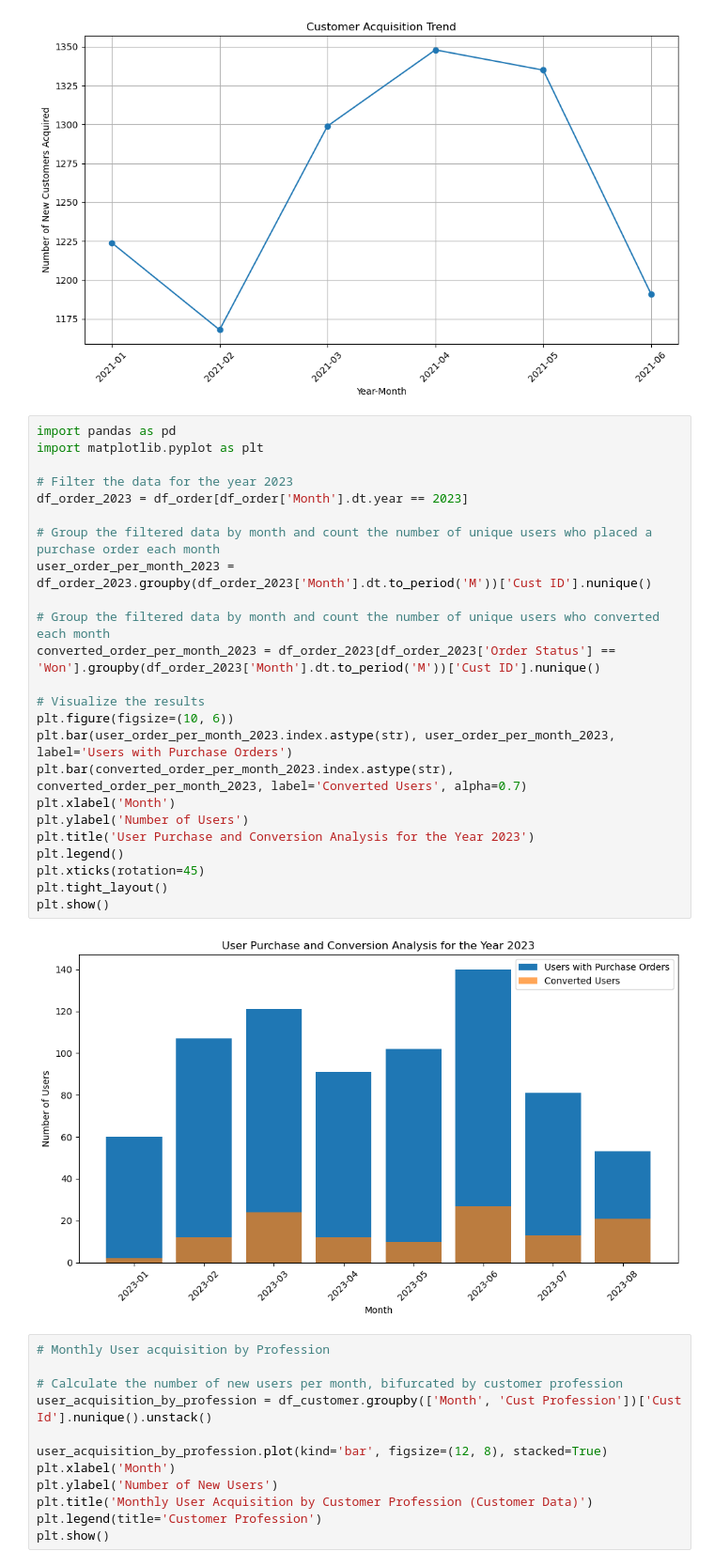
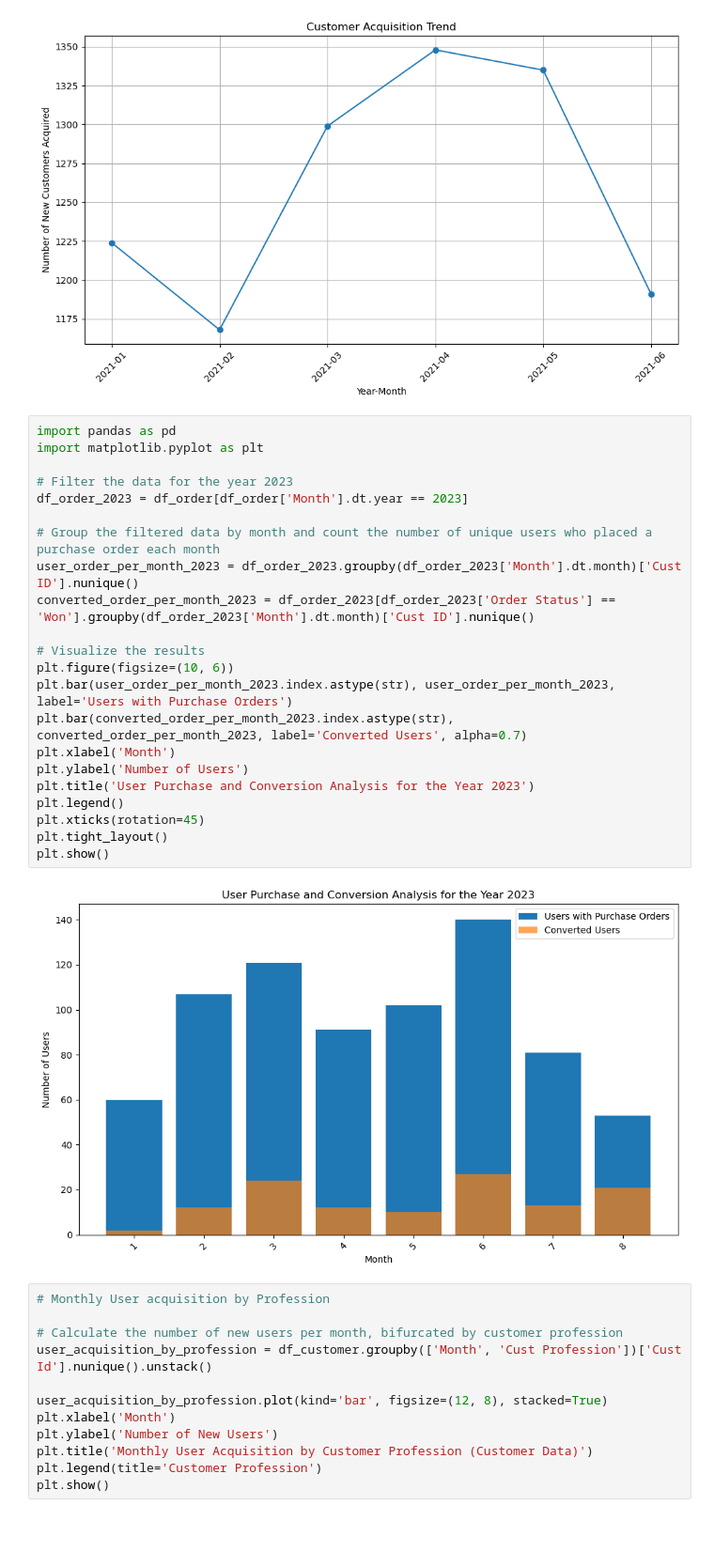
Before and after one commit to Pranav3608/Cohort-Analysis, a Jupyter notebook: cohort_analysis.ipynb, the cells around one changed output. Shown at 94% size. Drawn from its saved outputs; the diff is of its cells as text; blank space fills up the shorter version.

```diff
--- a/cohort_analysis.ipynb
+++ b/cohort_analysis.ipynb
@@ -253,29 +253,27 @@ plt.show()
 # %%
 import pandas as pd
 import matplotlib.pyplot as plt
 
 # Filter the data for the year 2023
 df_order_2023 = df_order[df_order['Month'].dt.year == 2023]
 
 # Group the filtered data by month and count the number of unique users who placed a purchase order each month
-user_order_per_month_2023 = df_order_2023.groupby(df_order_2023['Month'].dt.to_period('M'))['Cust ID'].nunique()
-
-# Group the filtered data by month and count the number of unique users who converted each month
-converted_order_per_month_2023 = df_order_2023[df_order_2023['Order Status'] == 'Won'].groupby(df_order_2023['Month'].dt.to_period('M'))['Cust ID'].nunique()
+user_order_per_month_2023 = df_order_2023.groupby(df_order_2023['Month'].dt.month)['Cust ID'].nunique()
+converted_order_per_month_2023 = df_order_2023[df_order_2023['Order Status'] == 'Won'].groupby(df_order_2023['Month'].dt.month)['Cust ID'].nunique()
 
 # Visualize the results
 plt.figure(figsize=(10, 6))
 plt.bar(user_order_per_month_2023.index.astype(str), user_order_per_month_2023, label='Users with Purchase Orders')
 plt.bar(converted_order_per_month_2023.index.astype(str), converted_order_per_month_2023, label='Converted Users', alpha=0.7)
 plt.xlabel('Month')
 plt.ylabel('Number of Users')
 plt.title('User Purchase and Conversion Analysis for the Year 2023')
 plt.legend()
 plt.xticks(rotation=45)
 plt.tight_layout()
 plt.show()
 # %% [output]
-[figure, old version]
+[figure, new version]
 # %%
 # Monthly User acquisition by Profession
 
```
Also changed, not shown: parts of 1 cell of this notebook.
